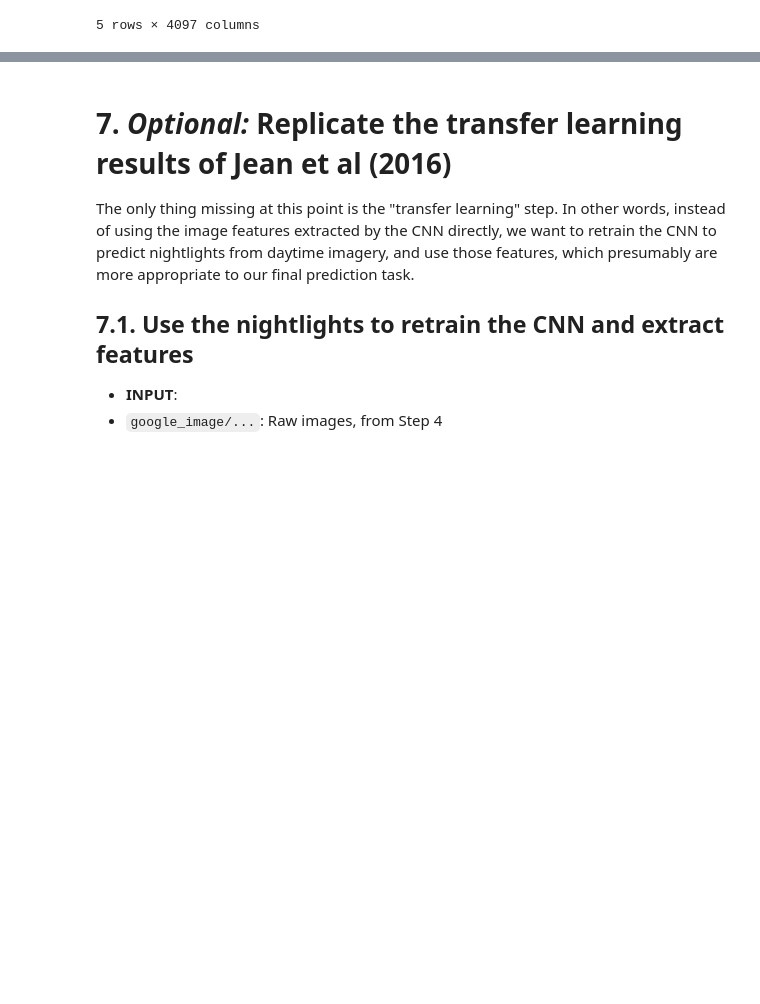
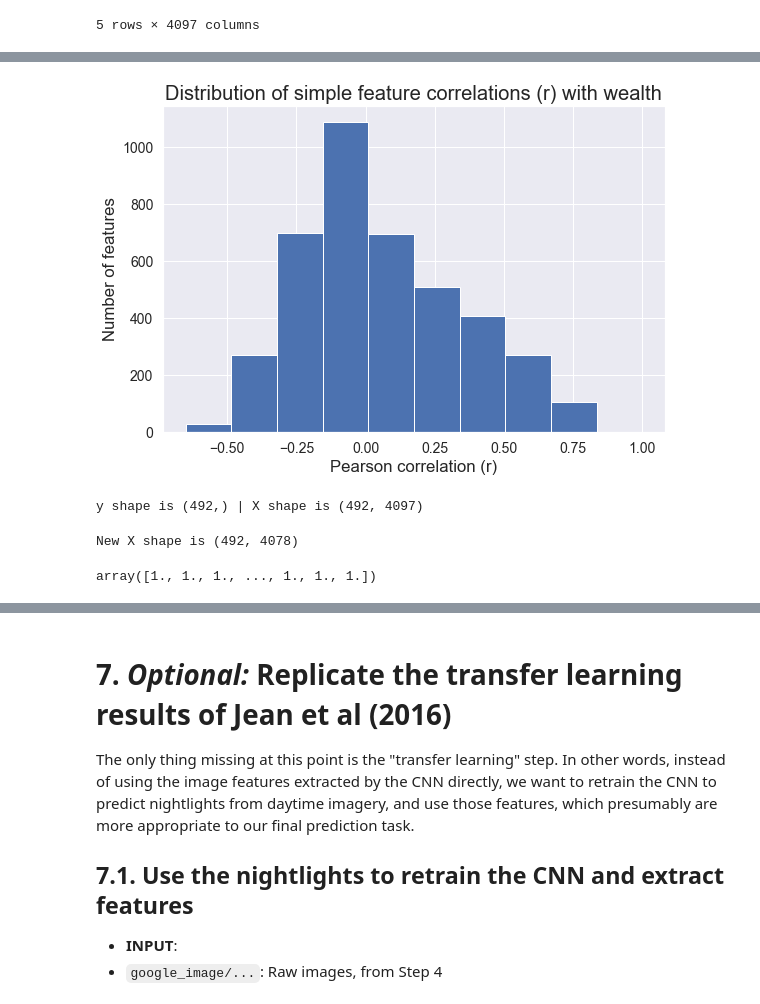
Before and after one commit to wetchler/bdd, a Jupyter notebook: PS1/BDD2019-PS1.ipynb, the cells around one changed output, grey strips where cells are left out. Cells and saved outputs as stored; diff of their text form; code cells hidden in the pictures; blank space fills up the shorter version.

```diff
--- a/PS1/BDD2019-PS1.ipynb
+++ b/PS1/BDD2019-PS1.ipynb
@@ -1634,0 +1645,4 @@ df_clean.to_csv('DHS_daytime_cnn.csv')
+# %%
+df = pd.read_csv('DHS_daytime_cnn.csv')
+print(df.shape)
+df.head()
@@ -1634,0 +1658,27 @@ df_clean.to_csv('DHS_daytime_cnn.csv')
+# %%
+corrs = df.corr()['wlthindf'].iloc[1:]
+# %%
+fig, ax = plt.subplots(1)
+corrs.hist()
+ax.set_title("Distribution of simple feature correlations (r) with wealth")
+ax.set_ylabel("Number of features")
+ax.set_xlabel("Pearson correlation (r)")
+pass
+# %% [output]
+[figure, added]
+# %%
+y = df['wlthindf']
+X = df.drop('wlthindf', axis=1) # Drop non-predictor caolumns
+print("y shape is %s | X shape is %s" % (y.shape, X.shape))
+# %% [output]
+y shape is (492,) | X shape is (492, 4097)
+# %%
+# Drop X features that are all zero, or all the same
+col_std = X.std(axis=0)
+for col, std in col_std.items():
+    if std == 0:
+        X.drop(col, axis=1, inplace=True)
+
+print("New X shape is %s" % str(X.shape))
+# %% [output]
+New X shape is (492, 4078)
@@ -1634,0 +1689,9 @@ df_clean.to_csv('DHS_daytime_cnn.csv')
+# %%
+# Normalize features to N(0, 1)
+#
+# This is slightly cheating since we should really set the
+# scale based on training data only, but it's not a big deal.
+X = preprocessing.scale(X)
+X.std(axis=0)  # Should all be 1
+# %% [output]
+array([1., 1., 1., ..., 1., 1., 1.])
```
Also changed, not shown: parts of 9 cells of this notebook.
